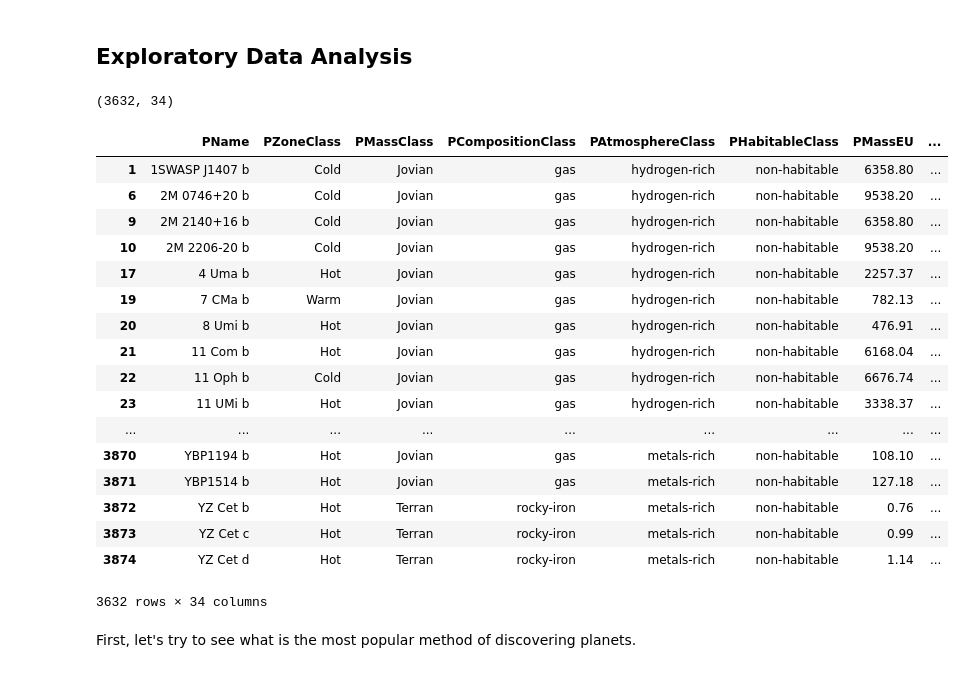
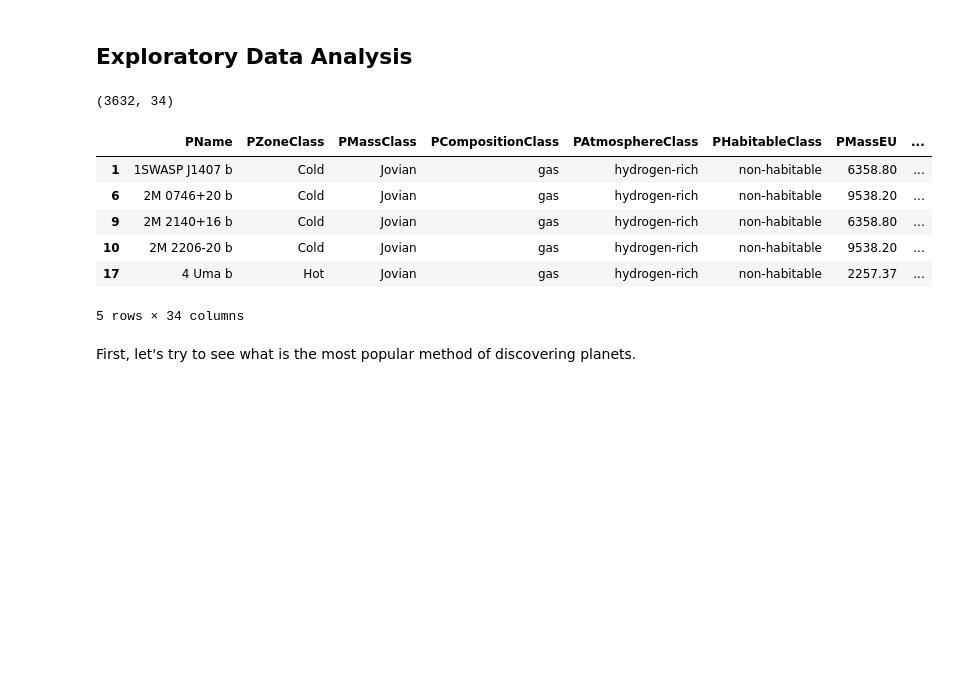
Before and after one commit to AzucenaMV/machine-learning-course, a Jupyter notebook: Exoplanet.ipynb, the cells around one changed output. Saved outputs shown, nothing was run; the diff lists cells and outputs as text; code cells hidden in the pictures; blank space fills up the shorter version.

```diff
--- a/Exoplanet.ipynb
+++ b/Exoplanet.ipynb
@@ -39,31 +44,24 @@ import matplotlib.pyplot as plt
 # %%
 # Reading the file
 exoplanet = pd.read_csv("/Users/azucenamv/Documents/MIDS/ML/ids705/assignments/data/phl_hec_all_confirmed_revised.csv",error_bad_lines=False)
+# %%
+# Removing NA's
+exoplanet.dropna(inplace=True)
+exoplanet.shape
+# %% [output]
+(3632, 34)
 # %%
-# Cleaning data
+# Formating
 exoplanet.columns = exoplanet.columns.str.replace('[^a-zA-z]', '')
-exoplanet.dropna(inplace=True)
-exoplanet.shape
+exoplanet['PDiscMethod'] = exoplanet['PDiscMethod'].str.lower()
+exoplanet['PDiscMethod'] = exoplanet['PDiscMethod'].replace('primary transit','transit')
-# %% [output]
-(3632, 34)
 # %%
-exoplanet
+exoplanet.head()
 # %% [output]
 |  | PName | PZoneClass | PMassClass | PCompositionClass | PAtmosphereClass | PHabitableClass | PMassEU | ... |
 | 1 | 1SWASP J1407 b | Cold | Jovian | gas | hydrogen-rich | non-habitable | 6358.80 | ... |
 | 6 | 2M 0746+20 b | Cold | Jovian | gas | hydrogen-rich | non-habitable | 9538.20 | ... |
 | 9 | 2M 2140+16 b | Cold | Jovian | gas | hydrogen-rich | non-habitable | 6358.80 | ... |
 | 10 | 2M 2206-20 b | Cold | Jovian | gas | hydrogen-rich | non-habitable | 9538.20 | ... |
 | 17 | 4 Uma b | Hot | Jovian | gas | hydrogen-rich | non-habitable | 2257.37 | ... |
-| 19 | 7 CMa b | Warm | Jovian | gas | hydrogen-rich | non-habitable | 782.13 | ... |
-| 20 | 8 Umi b | Hot | Jovian | gas | hydrogen-rich | non-habitable | 476.91 | ... |
-| 21 | 11 Com b | Hot | Jovian | gas | hydrogen-rich | non-habitable | 6168.04 | ... |
-| 22 | 11 Oph b | Cold | Jovian | gas | hydrogen-rich | non-habitable | 6676.74 | ... |
-| 23 | 11 UMi b | Hot | Jovian | gas | hydrogen-rich | non-habitable | 3338.37 | ... |
-| ... | ... | ... | ... | ... | ... | ... | ... | ... |
-| 3870 | YBP1194 b | Hot | Jovian | gas | metals-rich | non-habitable | 108.10 | ... |
-| 3871 | YBP1514 b | Hot | Jovian | gas | metals-rich | non-habitable | 127.18 | ... |
-| 3872 | YZ Cet b | Hot | Terran | rocky-iron | metals-rich | non-habitable | 0.76 | ... |
-| 3873 | YZ Cet c | Hot | Terran | rocky-iron | metals-rich | non-habitable | 0.99 | ... |
-| 3874 | YZ Cet d | Hot | Terran | rocky-iron | metals-rich | non-habitable | 1.14 | ... |
-3632 rows × 34 columns
+5 rows × 34 columns
```
Also changed, not shown: parts of 36 cells of this notebook.
